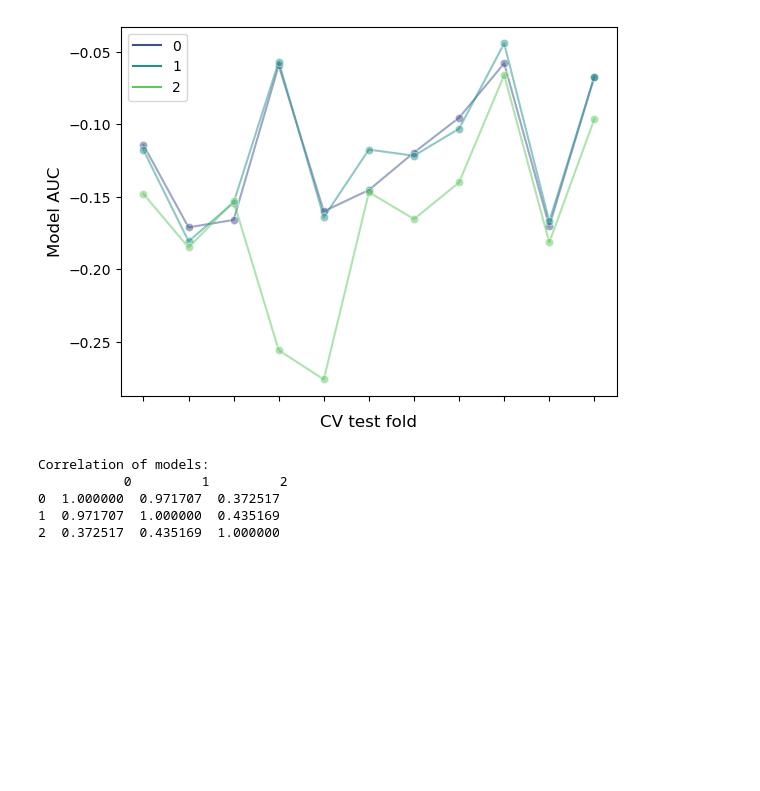
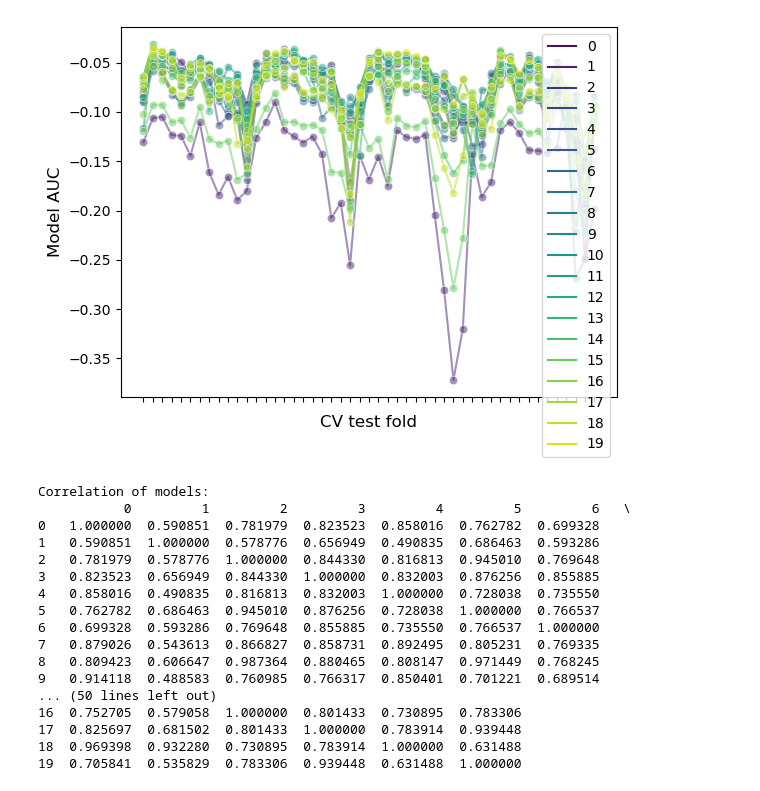
Before and after one commit to chaserobertson/tesla-stlf, a Jupyter notebook: notebooks/hp_cv.ipynb, the cells around one changed output. Drawn from its saved outputs; the diff is of its cells as text; code cells hidden in the pictures; blank space fills up the shorter version.

```diff
--- a/notebooks/hp_cv.ipynb
+++ b/notebooks/hp_cv.ipynb
@@ -5,10 +1,8 @@ In this notebook, any specified model which adheres to the sklearn API can be fi
 # %%
 import os
-from joblib import dump, load
 import numpy as np
 import pandas as pd
 from tscv import GapRollForward
-from tqdm.notebook import tqdm
 
 from sklearn.ensemble import HistGradientBoostingRegressor
 from sklearn.model_selection import GridSearchCV
@@ -16,22 +10,22 @@ from sklearn.model_selection import GridSearchCV
 # specify load and weather data details
 DATA_PATH = '../data'
 REGION = 'sa'
-DATA_FILENAME = 'merged.csv'
+DATA_FILENAME = 'merged2.csv'
 OBS_PER_DAY = 24
 X_EXCLUDE = ['datetime', 'net_load', 'total_load']
-HOLIDAY_FILENAME = 'australian-public-holidays-combined-2021-2024.csv'
+HOLIDAY_FILENAME = 'holidays2017_2024.csv'
 
 # for convenience below
 obs = np.arange(1000) * OBS_PER_DAY
 
 # specify methodology and model parameters
-TRAIN_BEGIN = '2022-01-01'
+TRAIN_BEGIN = '2018-03-07'
 TRAIN_MIN_SIZE = obs[365]   # change for expanding window
 TRAIN_MAX_SIZE = obs[365]   # change for expanding window (np.inf)
-TEST_MIN_SIZE = obs[2]
-TEST_MAX_SIZE = obs[2]
+TEST_MIN_SIZE = obs[7]
+TEST_MAX_SIZE = obs[7]
 TEST_FINAL_N = None         # set to None for rolling test window, or n to test final observations
-ROLL_SIZE = obs[6]
+ROLL_SIZE = obs[30]
 
 # extract holidays from file
 holiday_df = pd.read_csv(os.path.join(DATA_PATH, HOLIDAY_FILENAME), dtype='str')
@@ -52,8 +46,6 @@ df['week'] = dt.isocalendar().week
 
 holidays = holiday_df.loc[holiday_df['Jurisdiction'] == REGION, ['Date', 'Holiday Name']]
 df['holiday'] = dt.date.isin(holidays['Date'].dt.date).astype('int')
-#df['holiday'] = pd.merge(dt.floor('D'), holidays, left_on='datetime', right_on='Date', how='left')[
-    #'Holiday Name'].replace(holidays['Holiday Name'].unique(), range(len(holidays['Holiday Name'].unique())))
 
 df_subset = df[TRAIN_BEGIN <= df['datetime']]
 
@@ -99,0 +115,16 @@ results_df[["params", "rank_test_score", "mean_test_score", "std_test_score"]]
+# %%
+
+rename_d = {
+    "mean_test_neg_mean_absolute_error": 'MAE',
+    "std_test_neg_mean_absolute_error": 'std_AE',
+    "mean_test_neg_mean_absolute_percentage_error": 'MAPE',
+    "std_test_neg_mean_absolute_percentage_error": 'std_APE',
+    "mean_test_neg_root_mean_squared_error": 'RMSE',
+    "std_test_neg_root_mean_squared_error": 'std_MSE',
+    "mean_test_r2": 'R2',
+    "std_test_r2": 'std_R2'
+}
+results_df = pd.DataFrame(search.cv_results_).rename(rename_d, axis=1)
+results_df[['MAPE', 'MAE', 'RMSE']] = -results_df[['MAPE', 'MAE', 'RMSE']]
+results_df[['MAPE', 'std_APE']] = results_df[['MAPE', 'std_APE']] * 100
+results_df[['param_' + k for k in param_distributions] + list(rename_d.values())].sort_values('MAPE').round(2)
@@ -100,31 +167,43 @@ results_df[["params", "rank_test_score", "mean_test_score", "std_test_score"]]
 # %%
 import matplotlib.pyplot as plt
 import seaborn as sns
 
 # create df of model scores ordered by performance
-model_scores = results_df.filter(regex=r"split\d*_test_score")
+model_scores = results_df.filter(regex=r"split\d*_test.*percentage.*")
 
 # plot 30 examples of dependency between cv fold and AUC scores
 fig, ax = plt.subplots()
 sns.lineplot(
-    data=model_scores.transpose().iloc[:30],
+    data=model_scores.transpose(),#.iloc[:30],
     dashes=False,
     palette="viridis",
     marker="o",
     alpha=0.5,
     ax=ax,
 )
 ax.set_xlabel("CV test fold", size=12, labelpad=10)
 ax.set_ylabel("Model AUC", size=12)
 ax.tick_params(bottom=True, labelbottom=False)
 plt.show()
 
 # print correlation of AUC scores across folds
 print(f"Correlation of models:\n {model_scores.transpose().corr()}")
 # %% [output]
-[figure, old version]
+[figure, new version]
 Correlation of models:
-           0         1         2
-0  1.000000  0.971707  0.372517
-1  0.971707  1.000000  0.435169
-2  0.372517  0.435169  1.000000
+           0         1         2         3         4         5         6   \
+0   1.000000  0.590851  0.781979  0.823523  0.858016  0.762782  0.699328
+1   0.590851  1.000000  0.578776  0.656949  0.490835  0.686463  0.593286
+2   0.781979  0.578776  1.000000  0.844330  0.816813  0.945010  0.769648
+3   0.823523  0.656949  0.844330  1.000000  0.832003  0.876256  0.855885
+4   0.858016  0.490835  0.816813  0.832003  1.000000  0.728038  0.735550
+5   0.762782  0.686463  0.945010  0.876256  0.728038  1.000000  0.766537
+6   0.699328  0.593286  0.769648  0.855885  0.735550  0.766537  1.000000
+7   0.879026  0.543613  0.866827  0.858731  0.892495  0.805231  0.769335
+8   0.809423  0.606647  0.987364  0.880465  0.808147  0.971449  0.768245
+9   0.914118  0.488583  0.760985  0.766317  0.850401  0.701221  0.689514
+... (50 lines left out)
+16  0.752705  0.579058  1.000000  0.801433  0.730895  0.783306
+17  0.825697  0.681502  0.801433  1.000000  0.783914  0.939448
+18  0.969398  0.932280  0.730895  0.783914  1.000000  0.631488
+19  0.705841  0.535829  0.783306  0.939448  0.631488  1.000000
```
Also changed, not shown: parts of 8 cells of this notebook.
